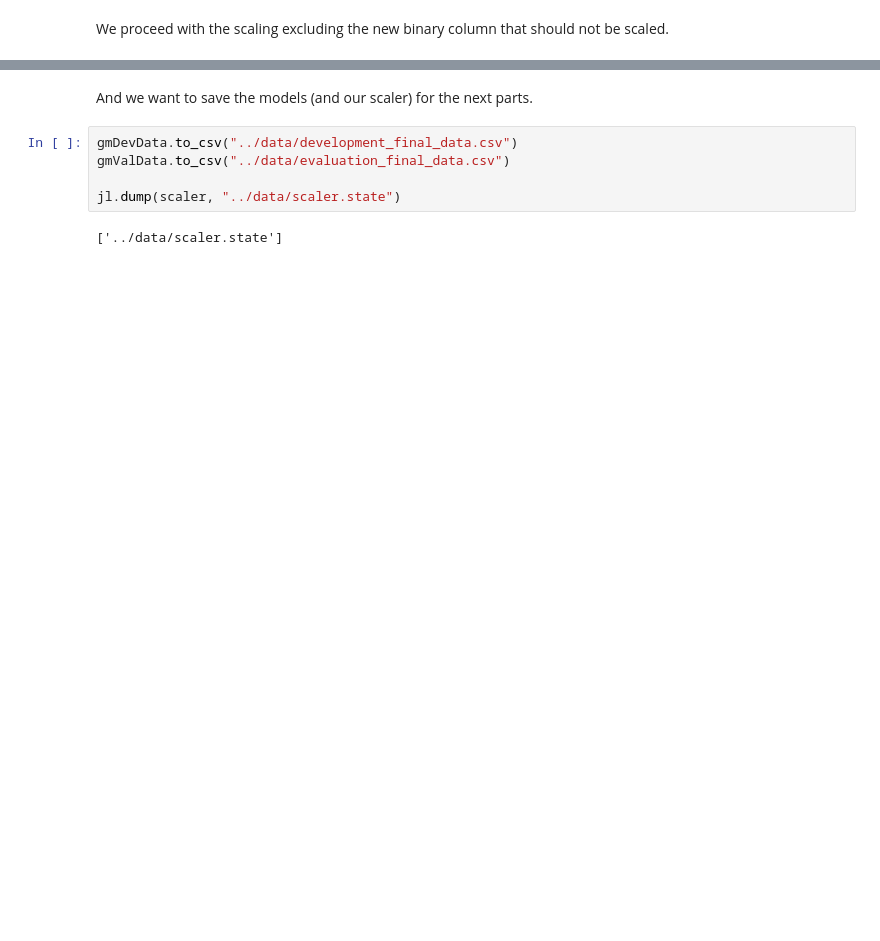
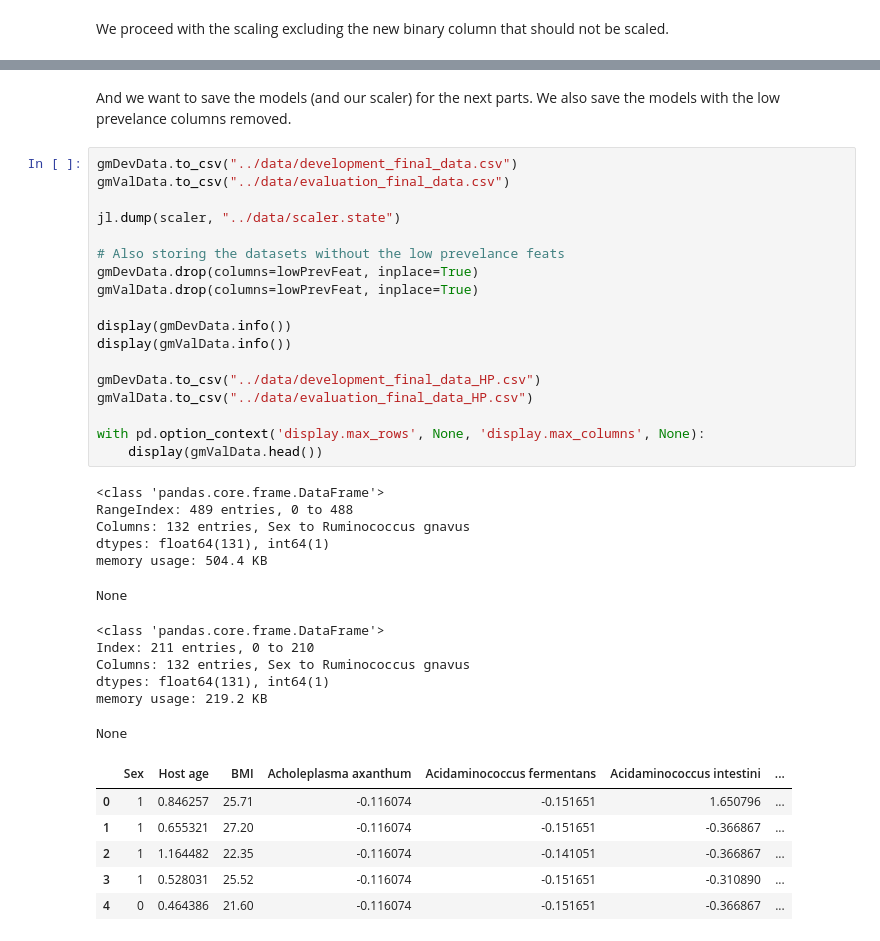
Before and after one commit to geoleven/Assignment-1, a Jupyter notebook: notebooks/data_exploration.ipynb, the cells around one changed output, grey strips where cells are left out. Cells and saved outputs as stored; diff of their text form; blank space fills up the shorter version.

```diff
--- a/notebooks/data_exploration.ipynb
+++ b/notebooks/data_exploration.ipynb
@@ -531,9 +519,39 @@ display(gmValData)
 # %% [markdown]
-And we want to save the models (and our scaler) for the next parts.
+And we want to save the models (and our scaler) for the next parts. We also save the models with the low prevelance columns removed.
-# %%
-gmDevData.to_csv("../data/development_final_data.csv")
-gmValData.to_csv("../data/evaluation_final_data.csv")
-
-jl.dump(scaler, "../data/scaler.state")
-# %% [output]
-['../data/scaler.state']
+# %%
+gmDevData.to_csv("../data/development_final_data.csv")
+gmValData.to_csv("../data/evaluation_final_data.csv")
+
+jl.dump(scaler, "../data/scaler.state")
+
+# Also storing the datasets without the low prevelance feats
+gmDevData.drop(columns=lowPrevFeat, inplace=True)
+gmValData.drop(columns=lowPrevFeat, inplace=True)
+
+display(gmDevData.info())
+display(gmValData.info())
+
+gmDevData.to_csv("../data/development_final_data_HP.csv")
+gmValData.to_csv("../data/evaluation_final_data_HP.csv")
+
+with pd.option_context('display.max_rows', None, 'display.max_columns', None):
+    display(gmValData.head())
+# %% [output]
+<class 'pandas.core.frame.DataFrame'>
+RangeIndex: 489 entries, 0 to 488
+Columns: 132 entries, Sex to Ruminococcus gnavus
+dtypes: float64(131), int64(1)
+memory usage: 504.4 KB
+None
+<class 'pandas.core.frame.DataFrame'>
+Index: 211 entries, 0 to 210
+Columns: 132 entries, Sex to Ruminococcus gnavus
+dtypes: float64(131), int64(1)
+memory usage: 219.2 KB
+None
+|  | Sex | Host age | BMI | Acholeplasma axanthum | Acidaminococcus fermentans | Acidaminococcus intestini | ... |
+| 0 | 1 | 0.846257 | 25.71 | -0.116074 | -0.151651 | 1.650796 | ... |
+| 1 | 1 | 0.655321 | 27.20 | -0.116074 | -0.151651 | -0.366867 | ... |
+| 2 | 1 | 1.164482 | 22.35 | -0.116074 | -0.141051 | -0.366867 | ... |
+| 3 | 1 | 0.528031 | 25.52 | -0.116074 | -0.151651 | -0.310890 | ... |
+| 4 | 0 | 0.464386 | 21.60 | -0.116074 | -0.151651 | -0.366867 | ... |
```
Also changed, not shown: parts of 14 cells of this notebook, 19 other files.
